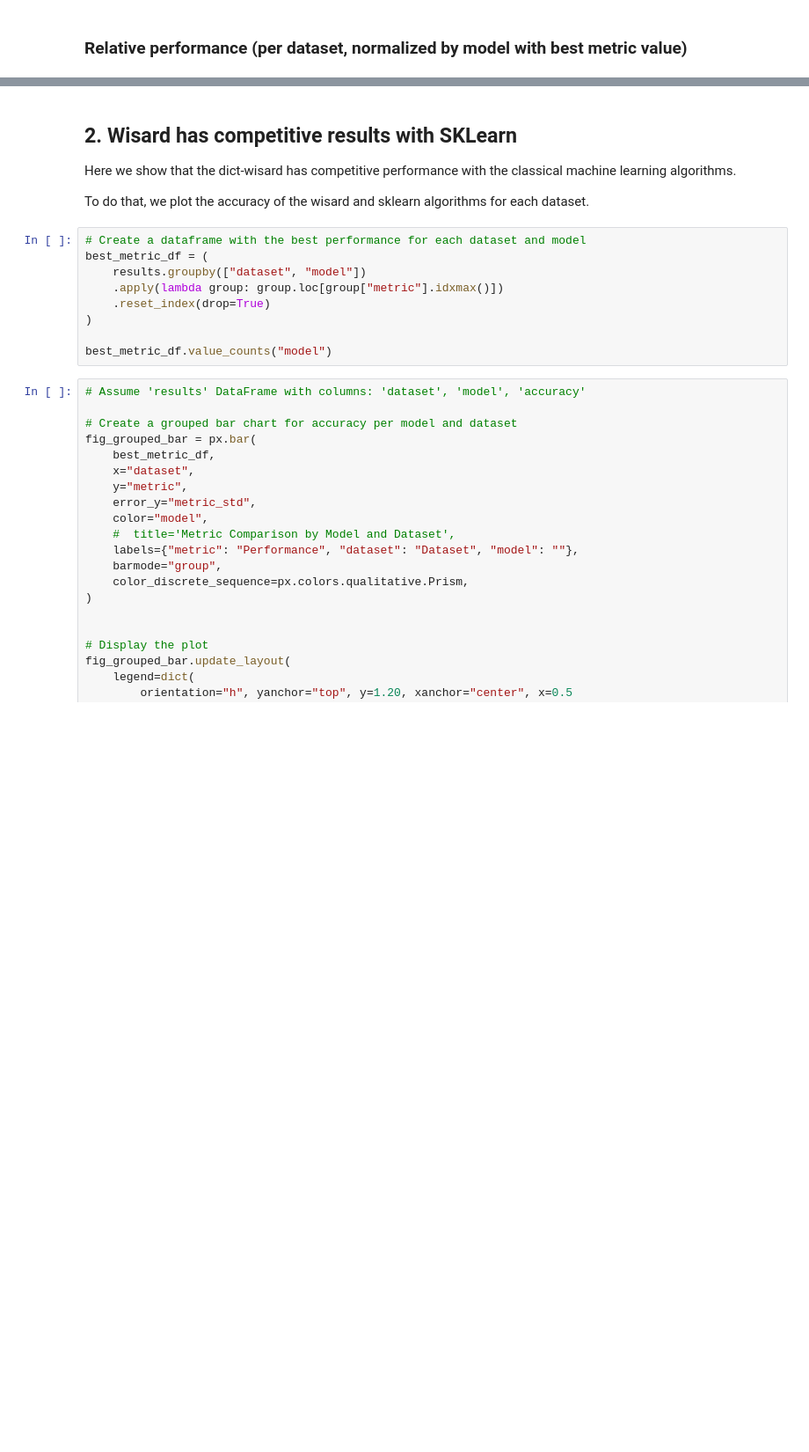
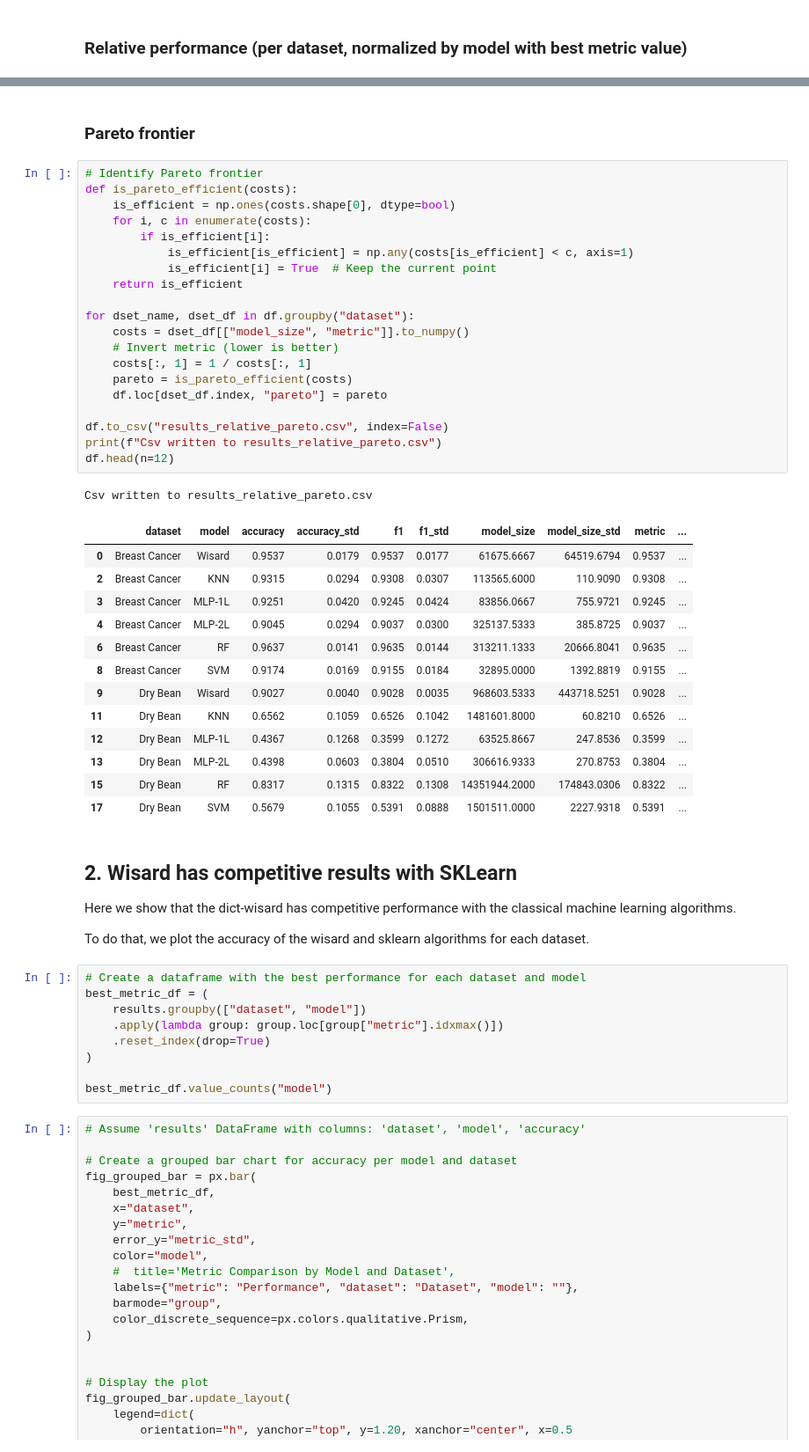
Before and after one commit to otavioon/wisardlib, a Jupyter notebook: analysis/analyse_results.ipynb, the cells around one changed output, grey strips where cells are left out. Shown at 88% size. Drawn from its saved outputs; the diff is of its cells as text; blank space fills up the shorter version.

Commit message:
Added pareto code

```diff
--- a/analysis/analyse_results.ipynb
+++ b/analysis/analyse_results.ipynb
@@ -450,3 +555,40 @@ Results saved to relative_results.csv
+# %% [markdown]
+### Pareto frontier
+# %%
+# Identify Pareto frontier
+def is_pareto_efficient(costs):
+    is_efficient = np.ones(costs.shape[0], dtype=bool)
+    for i, c in enumerate(costs):
+        if is_efficient[i]:
+            is_efficient[is_efficient] = np.any(costs[is_efficient] < c, axis=1)
+            is_efficient[i] = True  # Keep the current point
+    return is_efficient
+
+for dset_name, dset_df in df.groupby("dataset"):
+    costs = dset_df[["model_size", "metric"]].to_numpy()
+    # Invert metric (lower is better)
+    costs[:, 1] = 1 / costs[:, 1]
+    pareto = is_pareto_efficient(costs)
+    df.loc[dset_df.index, "pareto"] = pareto
+
+df.to_csv("results_relative_pareto.csv", index=False)
+print(f"Csv written to results_relative_pareto.csv")
+df.head(n=12)
+# %% [output]
+Csv written to results_relative_pareto.csv
+|  | dataset | model | accuracy | accuracy_std | f1 | f1_std | model_size | model_size_std | metric | ... |
+| 0 | Breast Cancer | Wisard | 0.9537 | 0.0179 | 0.9537 | 0.0177 | 61675.6667 | 64519.6794 | 0.9537 | ... |
+| 2 | Breast Cancer | KNN | 0.9315 | 0.0294 | 0.9308 | 0.0307 | 113565.6000 | 110.9090 | 0.9308 | ... |
+| 3 | Breast Cancer | MLP-1L | 0.9251 | 0.0420 | 0.9245 | 0.0424 | 83856.0667 | 755.9721 | 0.9245 | ... |
+| 4 | Breast Cancer | MLP-2L | 0.9045 | 0.0294 | 0.9037 | 0.0300 | 325137.5333 | 385.8725 | 0.9037 | ... |
+| 6 | Breast Cancer | RF | 0.9637 | 0.0141 | 0.9635 | 0.0144 | 313211.1333 | 20666.8041 | 0.9635 | ... |
+| 8 | Breast Cancer | SVM | 0.9174 | 0.0169 | 0.9155 | 0.0184 | 32895.0000 | 1392.8819 | 0.9155 | ... |
+| 9 | Dry Bean | Wisard | 0.9027 | 0.0040 | 0.9028 | 0.0035 | 968603.5333 | 443718.5251 | 0.9028 | ... |
+| 11 | Dry Bean | KNN | 0.6562 | 0.1059 | 0.6526 | 0.1042 | 1481601.8000 | 60.8210 | 0.6526 | ... |
+| 12 | Dry Bean | MLP-1L | 0.4367 | 0.1268 | 0.3599 | 0.1272 | 63525.8667 | 247.8536 | 0.3599 | ... |
+| 13 | Dry Bean | MLP-2L | 0.4398 | 0.0603 | 0.3804 | 0.0510 | 306616.9333 | 270.8753 | 0.3804 | ... |
+| 15 | Dry Bean | RF | 0.8317 | 0.1315 | 0.8322 | 0.1308 | 14351944.2000 | 174843.0306 | 0.8322 | ... |
+| 17 | Dry Bean | SVM | 0.5679 | 0.1055 | 0.5391 | 0.0888 | 1501511.0000 | 2227.9318 | 0.5391 | ... |
 # %% [markdown]
 ## 2. Wisard has competitive results with SKLearn
 
```
Also changed, not shown: parts of 12 cells of this notebook, 6 other files.
